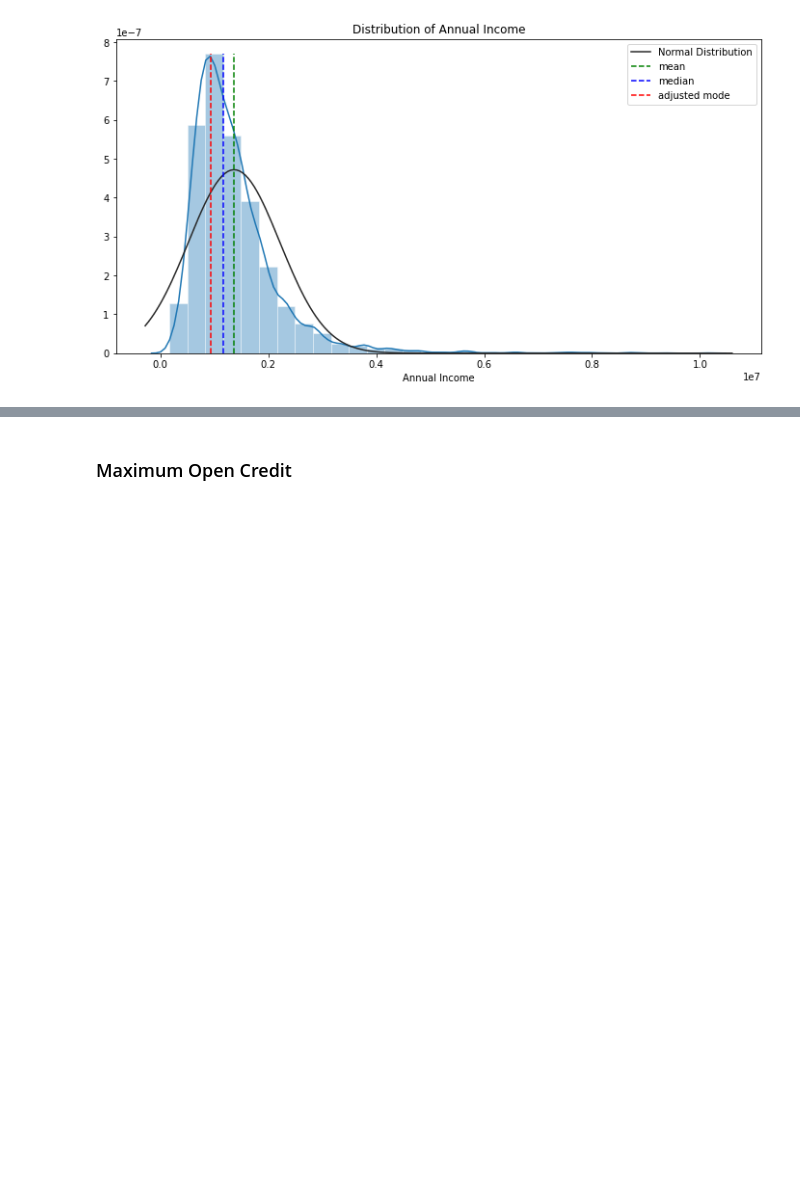
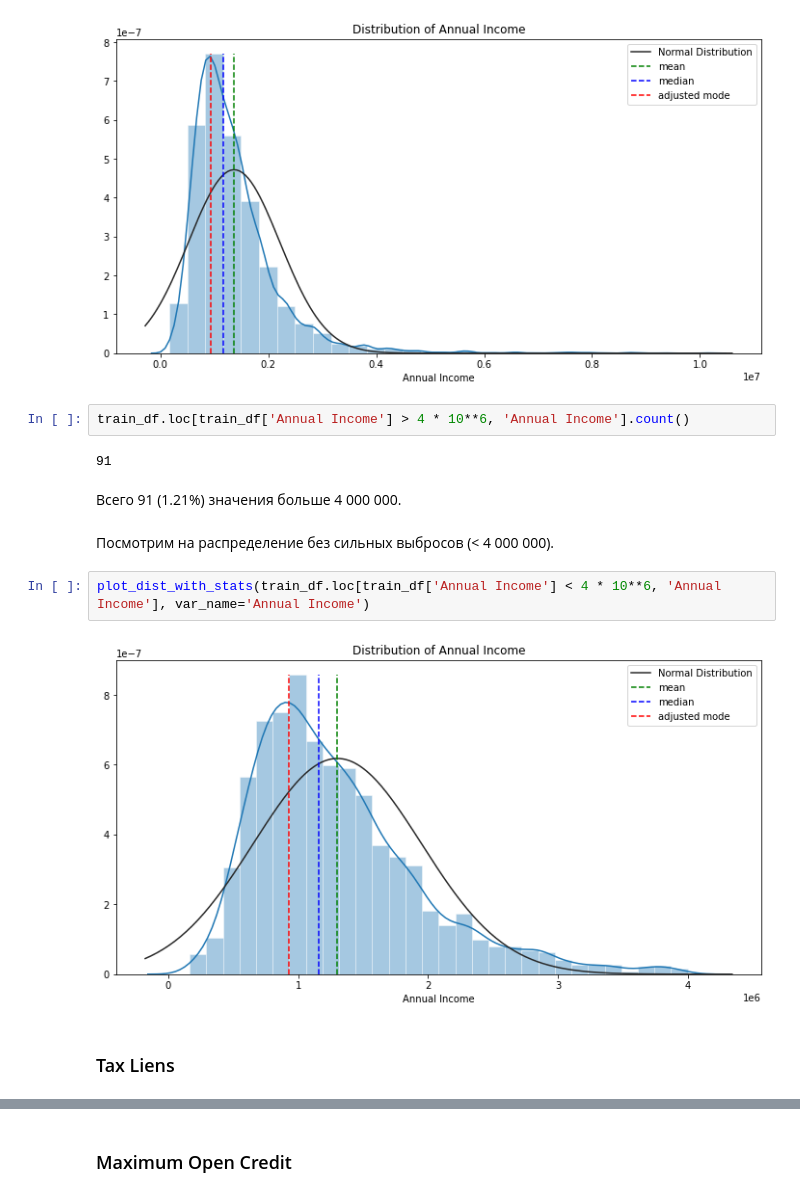
Before and after one commit to shatandv/GB_Python_DS_Libs_Contd_2020_09_17, a Jupyter notebook: course_project/AShataev_solution.ipynb, the cells around one changed output, grey strips where cells are left out. Saved outputs shown, nothing was run; the diff lists cells and outputs as text; blank space fills up the shorter version.

```diff
--- a/course_project/AShataev_solution.ipynb
+++ b/course_project/AShataev_solution.ipynb
@@ -410,3 +408,17 @@ Name: Annual Income, Length: 5478, dtype: int64
 plot_dist_with_stats(train_df['Annual Income'], var_name='Annual Income')
 # %% [output]
 [figure]
+# %%
+train_df.loc[train_df['Annual Income'] > 4 * 10**6, 'Annual Income'].count()
+# %% [output]
+91
+# %% [markdown]
+Всего 91 (1.21%) значения больше 4 000 000.
+# %% [markdown]
+Посмотрим на распределение без сильных выбросов (< 4 000 000).
+# %%
+plot_dist_with_stats(train_df.loc[train_df['Annual Income'] < 4 * 10**6, 'Annual Income'], var_name='Annual Income')
+# %% [output]
+[figure, added]
+# %% [markdown]
+### Tax Liens
```
Also changed, not shown: parts of 102 cells of this notebook, 3 other files.
